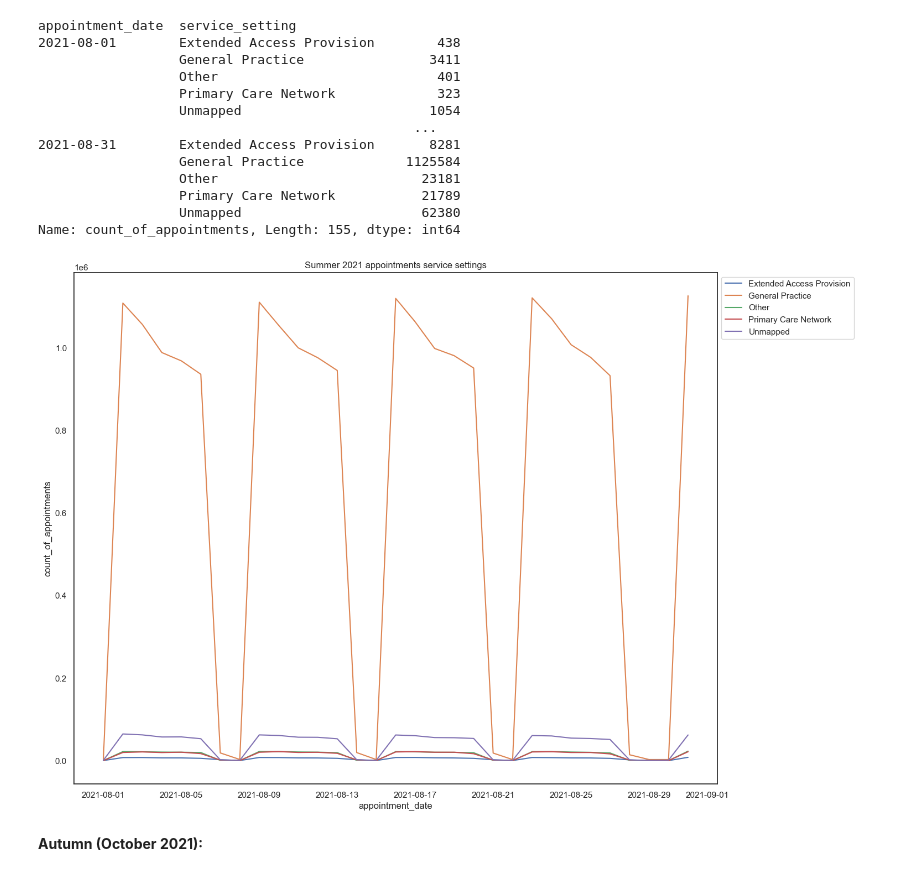
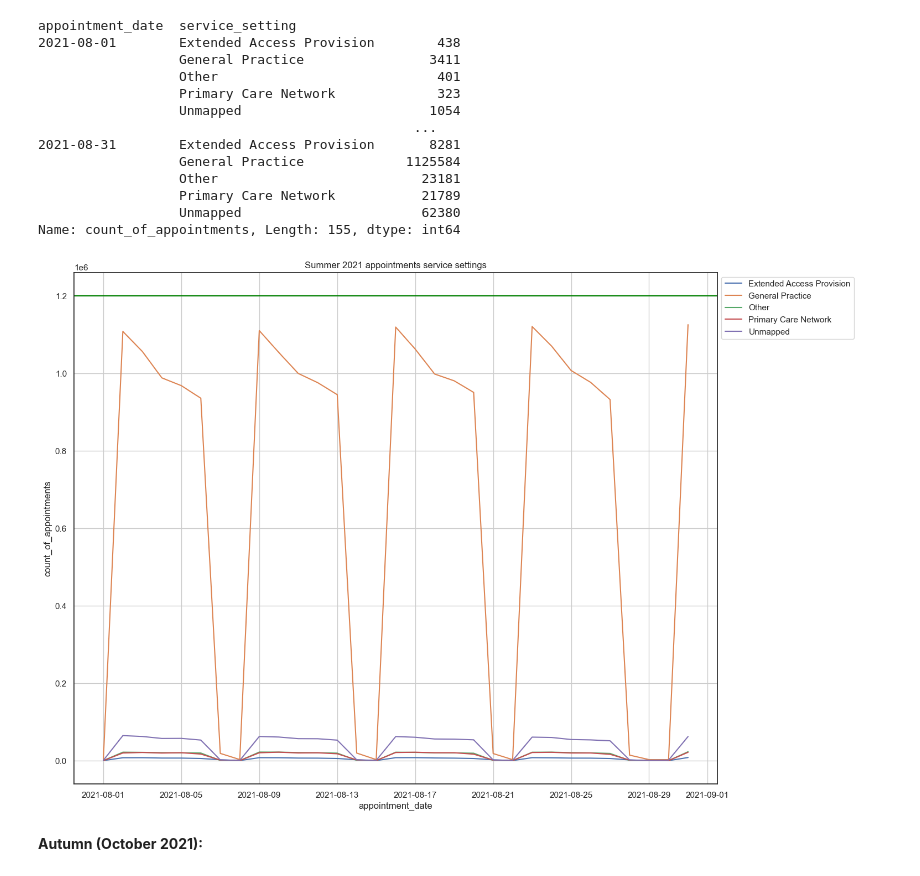
Before and after one commit to amquercus/NHS-project-MC, a Jupyter notebook: Carvalho_Margarida_LSE_DA201_Assignment_Notebook.ipynb, the cells around one changed output. Cells and saved outputs as stored; diff of their text form; code cells hidden in the pictures.

```diff
--- a/Carvalho_Margarida_LSE_DA201_Assignment_Notebook.ipynb
+++ b/Carvalho_Margarida_LSE_DA201_Assignment_Notebook.ipynb
@@ -731,17 +733,23 @@ appointment_date  service_setting
                   Unmapped                       62380
 Name: count_of_appointments, Length: 155, dtype: int64
 # %%
+# Created a lineplot on the above detail, since we have a time series, to visualise the detail.
 sns.lineplot(x="appointment_date", y=nc_ss_day_summer,
              data=nc_ss_day_summer,
              hue="service_setting", ci=None)
 
-# Set legend loation and title
+# Set legend loation and title of the line plot
 plt.legend(bbox_to_anchor=(1,1))
 plt.title("Summer 2021 appointments service settings")
+plt.grid()
 
+# The NHS can accommodate a maximum of 1,200,000 appointments per day.
+plt.axhline(y=1200000, color="green")
+
+# Saved the graph as a png file
 plt.savefig("Aug2021_appointment_service_setting.png", format="png", bbox_inches='tight')
 # %% [output]
-[figure, old version]
+[figure, new version]
 # %% [markdown]
 **Autumn (October 2021):**
 # %%
```
Also changed, not shown: parts of 78 cells of this notebook.
